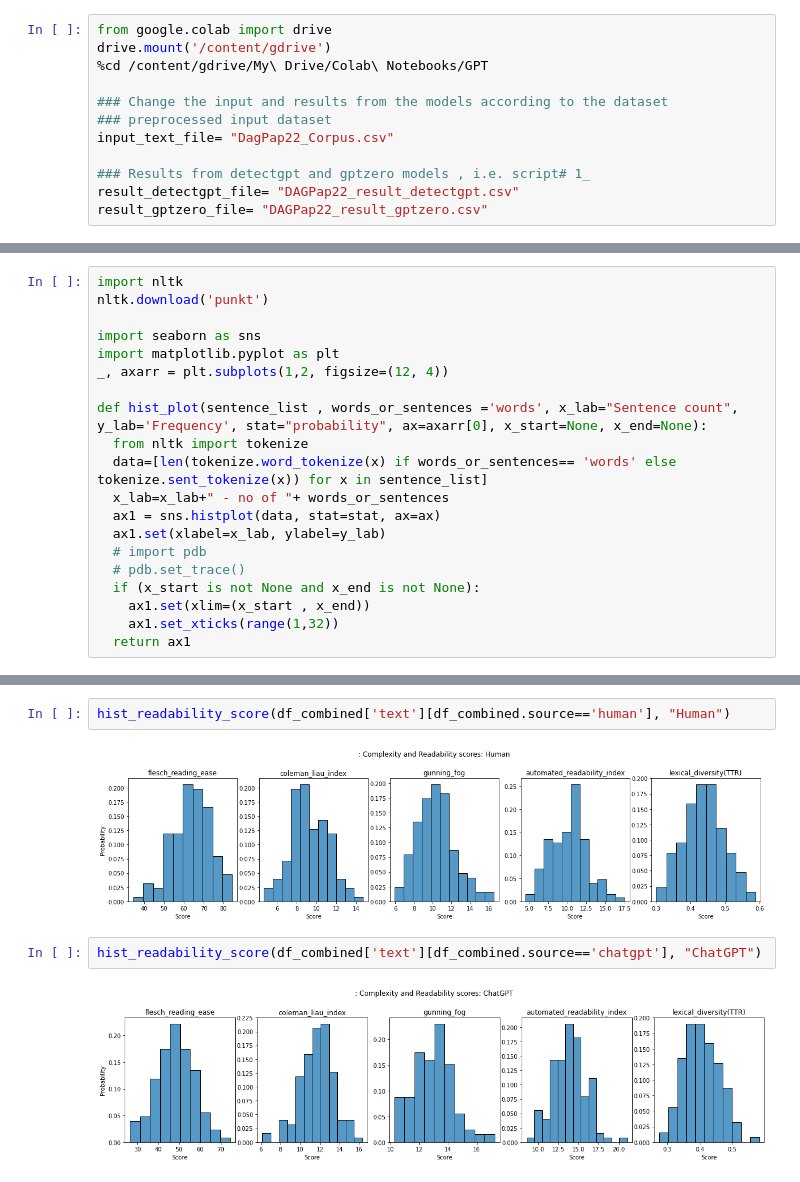
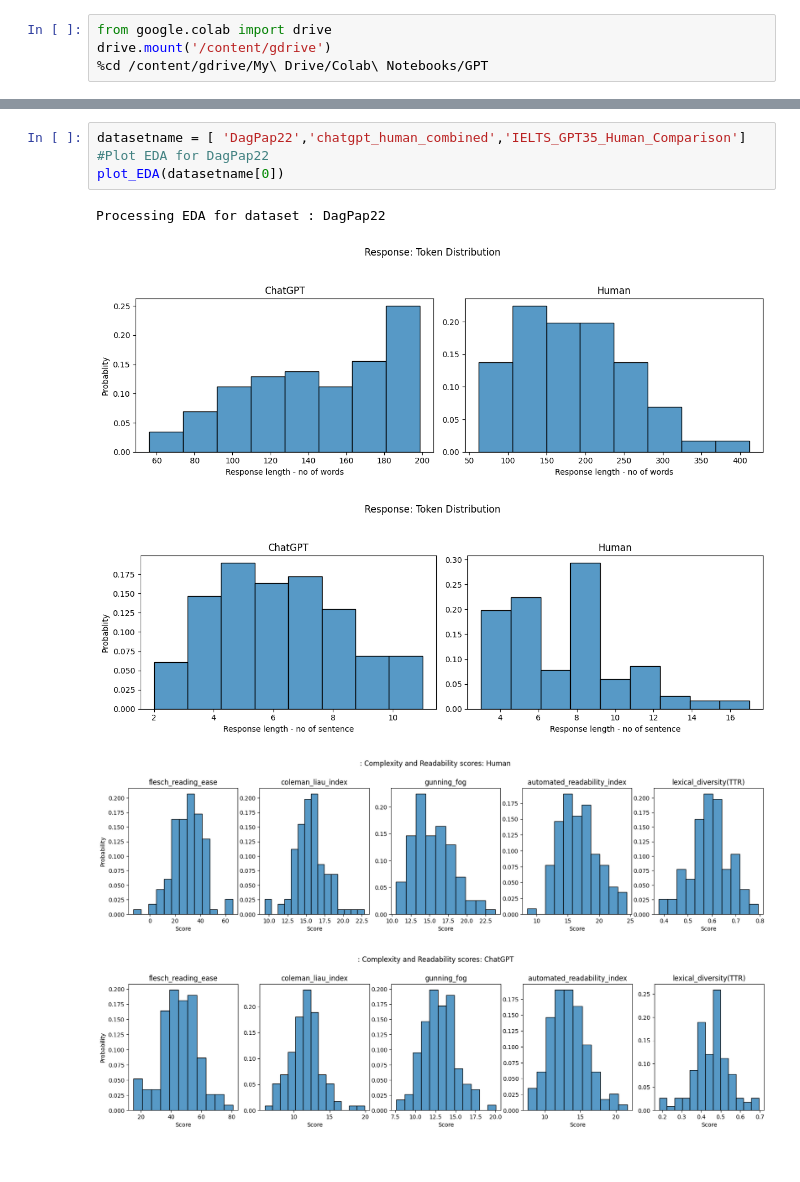
Before and after one commit to akbism/MGTDetector, a Jupyter notebook: GPT/scripts/2_EDA.ipynb, the cells around one changed output, grey strips where cells are left out. Cells and saved outputs as stored; diff of their text form.

```diff
--- a/GPT/scripts/2_EDA.ipynb
+++ b/GPT/scripts/2_EDA.ipynb
@@ -19,12 +17,4 @@ Successfully installed pyphen-0.14.0 textstat-0.7.3
 from google.colab import drive
 drive.mount('/content/gdrive')
 %cd /content/gdrive/My\ Drive/Colab\ Notebooks/GPT
-
-### Change the input and results from the models according to the dataset
-### preprocessed input dataset
-input_text_file= "DagPap22_Corpus.csv"
-
-### Results from detectgpt and gptzero models , i.e. script# 1_
-result_detectgpt_file= "DAGPap22_result_detectgpt.csv"
-result_gptzero_file= "DAGPap22_result_gptzero.csv"
 # %% [output]
@@ -60,20 +22,0 @@ print(result_v1_1.shape)
-# %%
-import nltk
-nltk.download('punkt')
-
-import seaborn as sns
-import matplotlib.pyplot as plt
-_, axarr = plt.subplots(1,2, figsize=(12, 4))
-
-def hist_plot(sentence_list , words_or_sentences ='words', x_lab="Sentence count", y_lab='Frequency', stat="probability", ax=axarr[0], x_start=None, x_end=None):
-  from nltk import tokenize
-  data=[len(tokenize.word_tokenize(x) if words_or_sentences== 'words' else tokenize.sent_tokenize(x)) for x in sentence_list]
-  x_lab=x_lab+" - no of "+ words_or_sentences
-  ax1 = sns.histplot(data, stat=stat, ax=ax)
-  ax1.set(xlabel=x_lab, ylabel=y_lab)
-  # import pdb
-  # pdb.set_trace()
-  if (x_start is not None and x_end is not None):
-    ax1.set(xlim=(x_start , x_end))
-    ax1.set_xticks(range(1,32))
-  return ax1
@@ -131,8 +129,10 @@ def hist_readability_score(text_list, title="Title"):
-# %%
-hist_readability_score(df_combined['text'][df_combined.source=='human'], "Human")
-# %% [output]
-[figure, removed]
-# %%
-hist_readability_score(df_combined['text'][df_combined.source=='chatgpt'], "ChatGPT")
-# %% [output]
-[figure, removed]
+# %%
+datasetname = [ 'DagPap22','chatgpt_human_combined','IELTS_GPT35_Human_Comparison']
+#Plot EDA for DagPap22
+plot_EDA(datasetname[0])
+# %% [output]
+Processing EDA for dataset : DagPap22
+[figure, added]
+[figure, added]
+[figure, added]
+[figure, added]
```
Also changed, not shown: parts of 10 cells of this notebook, 3 other files.
